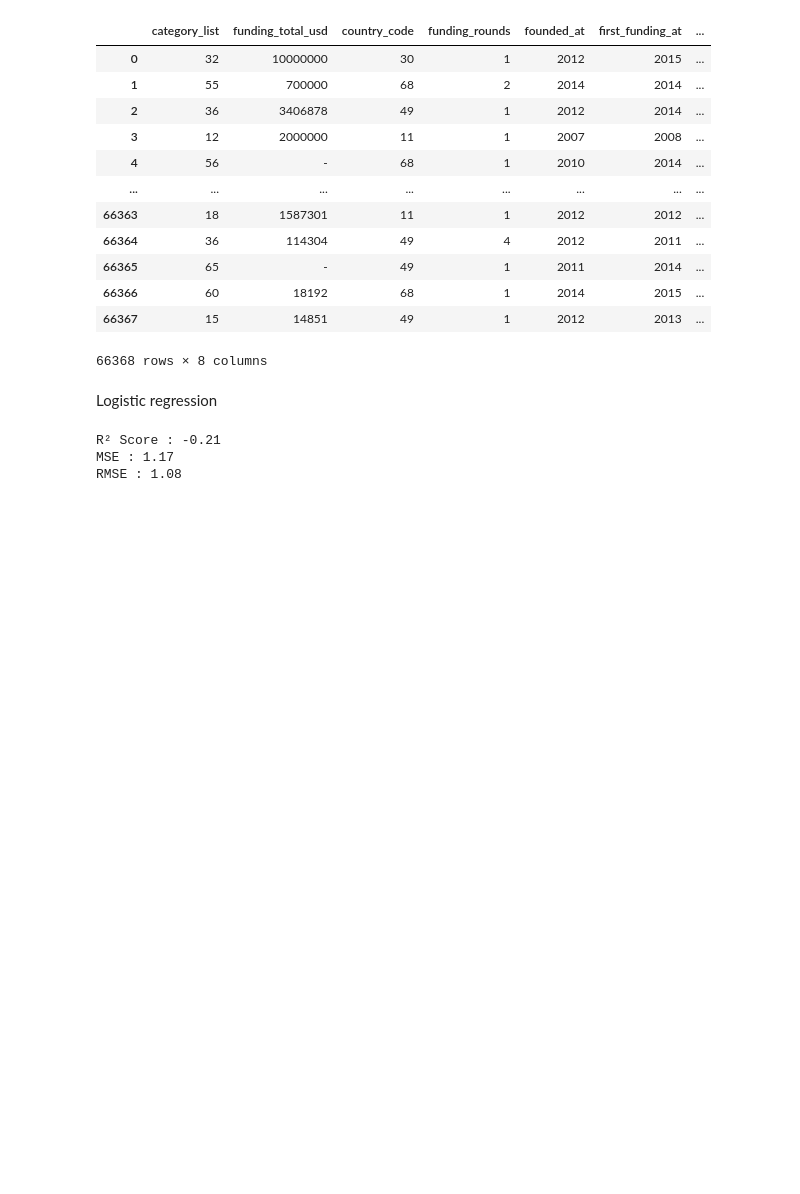
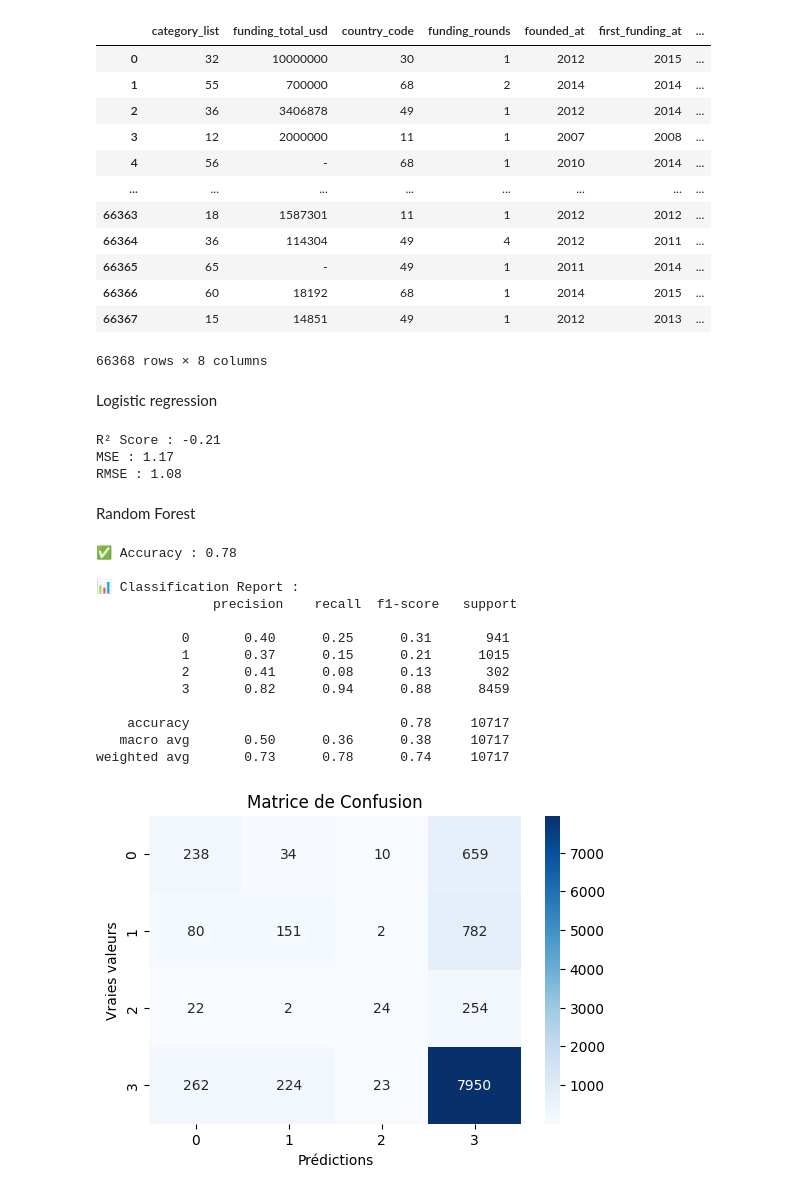
Before and after one commit to Raptor170101/Startup, a Jupyter notebook: models.ipynb, the cells around one changed output. Saved outputs shown, nothing was run; the diff lists cells and outputs as text; code cells hidden in the pictures; blank space fills up the shorter version.

```diff
--- a/models.ipynb
+++ b/models.ipynb
@@ -156,3 +156,5 @@ print(f"RMSE : {rmse:.2f}")
 R² Score : -0.21
 MSE : 1.17
 RMSE : 1.08
+# %% [markdown]
+Random Forest
@@ -158,0 +190,52 @@ RMSE : 1.08
+# %%
+X = df_final.drop(columns="status")
+y = df_final["status"]
+
+
+X_train, X_test, y_train, y_test = train_test_split(X, y, test_size=0.2, random_state=42)
+
+
+model = RandomForestClassifier(n_estimators=100,class_weight="balanced" ,random_state=42)
+
+# Entraînement du modèle
+model.fit(X_train, y_train)
+
+# Prédictions
+y_pred = model.predict(X_test)
+# %%
+from xgboost import XGBClassifier
+
+model = XGBClassifier(n_estimators=100, random_state=42)
+model.fit(X_train, y_train)
+y_pred = model.predict(X_test)
+# %%
+# Accuracy
+accuracy = accuracy_score(y_test, y_pred)
+print(f"✅ Accuracy : {accuracy:.2f}")
+
+# Rapport détaillé (Precision, Recall, F1-score)
+print("\n📊 Classification Report :\n", classification_report(y_test, y_pred))
+
+# Matrice de confusion
+cm = confusion_matrix(y_test, y_pred)
+plt.figure(figsize=(6, 4))
+sns.heatmap(cm, annot=True, fmt="d", cmap="Blues", xticklabels=model.classes_, yticklabels=model.classes_)
+plt.xlabel("Prédictions")
+plt.ylabel("Vraies valeurs")
+plt.title("Matrice de Confusion")
+plt.show()
+# %% [output]
+✅ Accuracy : 0.78
+
+📊 Classification Report :
+               precision    recall  f1-score   support
+
+           0       0.40      0.25      0.31       941
+           1       0.37      0.15      0.21      1015
+           2       0.41      0.08      0.13       302
+           3       0.82      0.94      0.88      8459
+
+    accuracy                           0.78     10717
+   macro avg       0.50      0.36      0.38     10717
+weighted avg       0.73      0.78      0.74     10717
+[figure, added]
```
Also changed, not shown: parts of 2 cells of this notebook, 6 other files.
